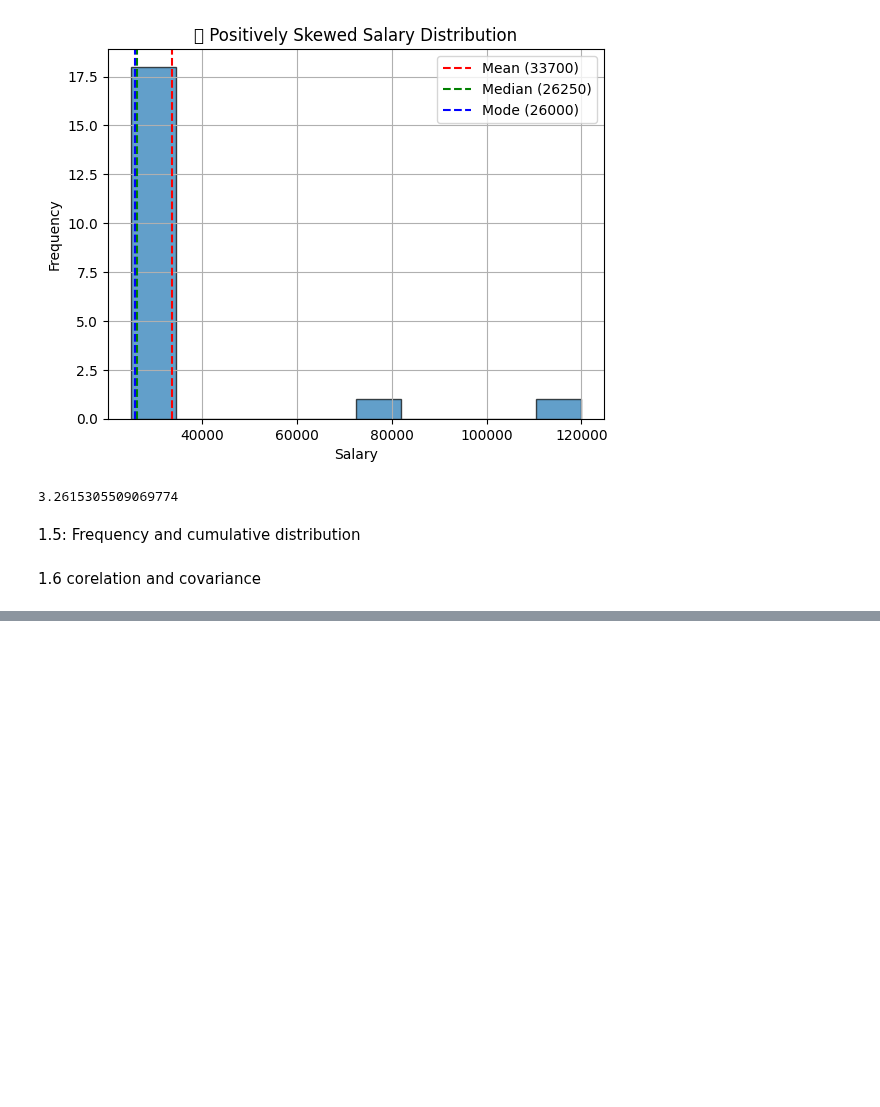
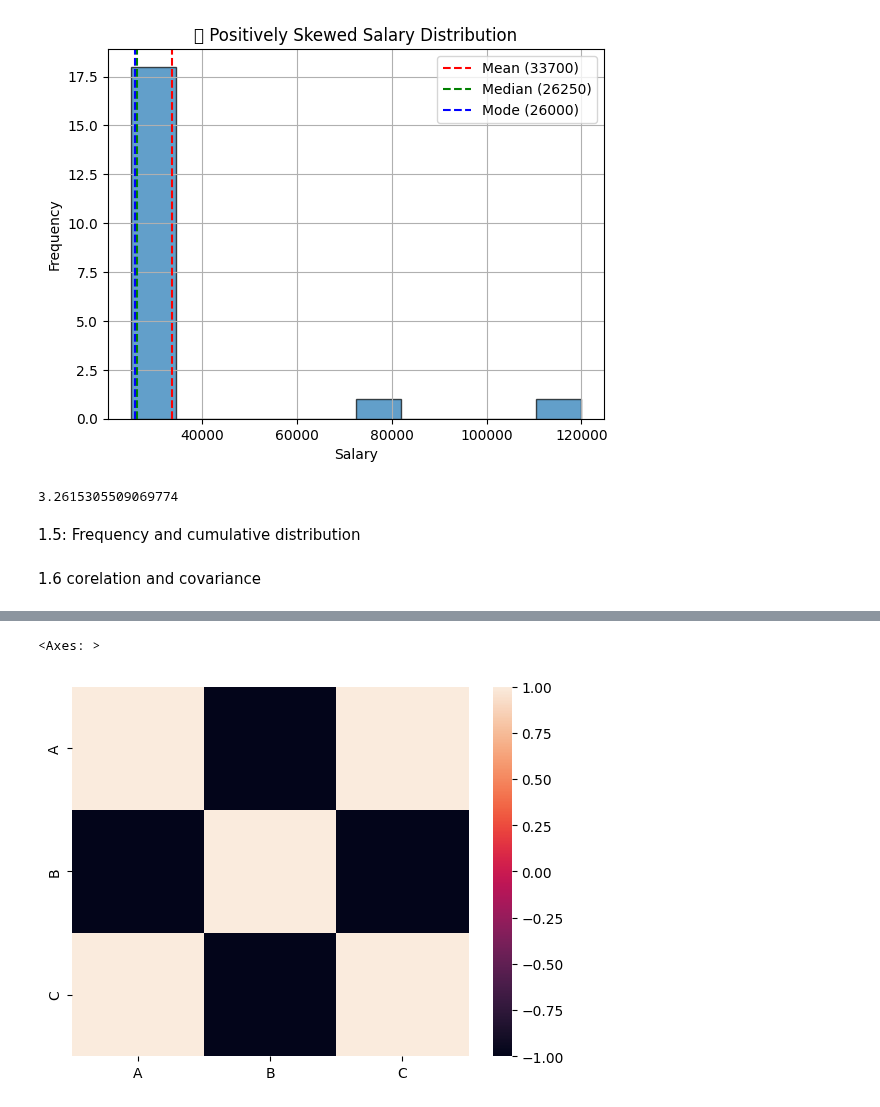
Before and after one commit to KedarDamale/Data-Science, a Jupyter notebook: Data-science/2.Statistics.ipynb, the cells around one changed output, grey strips where cells are left out. Saved outputs shown, nothing was run; the diff lists cells and outputs as text; code cells hidden in the pictures; blank space fills up the shorter version.

Commit message:
Added data science notes

```diff
--- a/Data-science/2.Statistics.ipynb
+++ b/Data-science/2.Statistics.ipynb
@@ -907,0 +1911,28 @@ df['Salary'].skew() #pandas also has skew method
+# %%
+import pandas as pd
+
+# Sample data
+data = {
+    'A': [1, 2, 3, 4, 5],
+    'B': [5, 4, 3, 2, 1],
+    'C': [2, 3, 4, 5, 6]
+}
+
+df = pd.DataFrame(data)
+
+# Covariance matrix of all columns
+cov_matrix = df.cov()
+print(cov_matrix)
+
+corr_matrix = df.corr()#method = spearman/perason/kendal (optional arg)
+print(corr_matrix.iloc[0,1]) #specific index acces
+
+
+"""
+    A    B    C
+A  2.5 -2.5  2.5
+B -2.5  2.5 -2.5
+C  2.5 -2.5  2.5
+
+How to read matrix : basically cova between A and A is 2,5 A and B is -2.5 like that
+"""
@@ -907,0 +1946,7 @@ df['Salary'].skew() #pandas also has skew method
+# %%
+import seaborn as sns
+
+sns.heatmap(corr_matrix)
+# %% [output]
+<Axes: >
+[figure, added]
```
Also changed, not shown: parts of 14 cells of this notebook.
